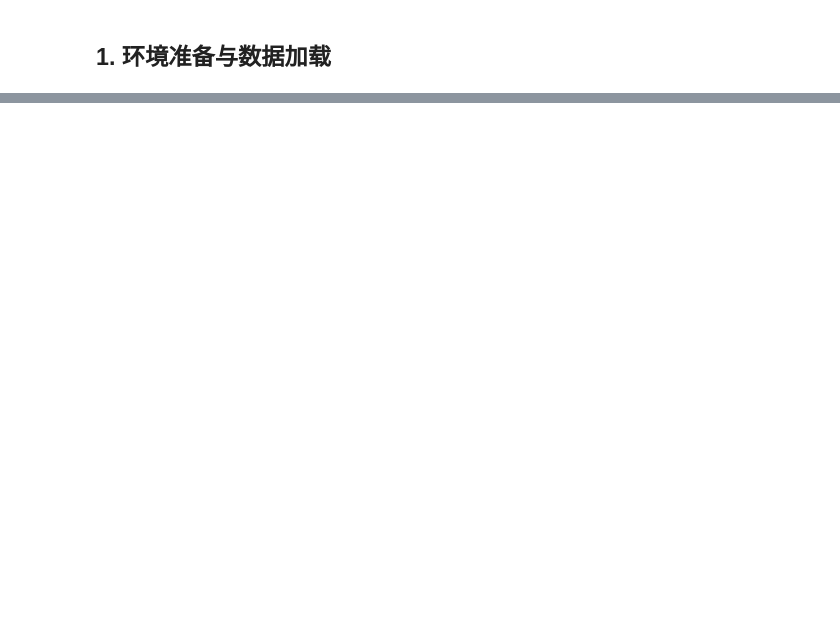
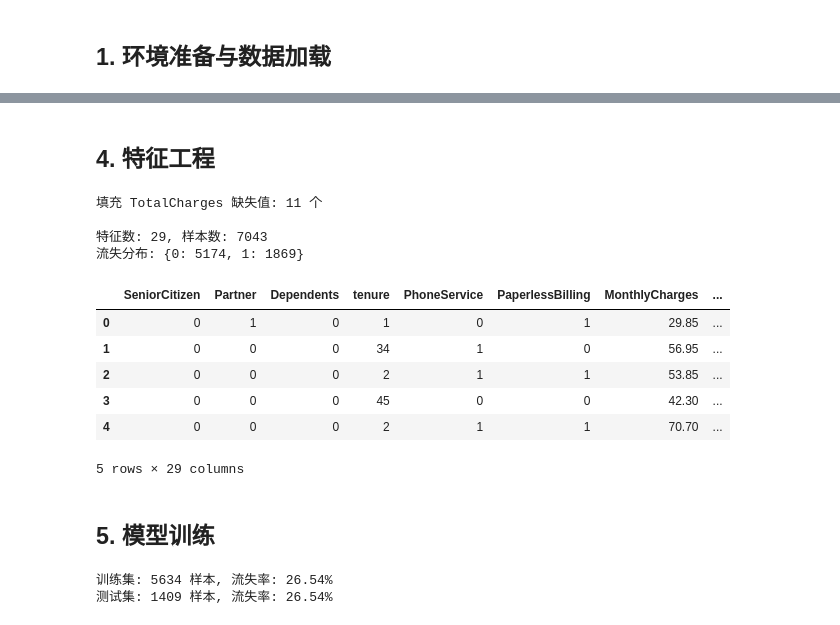
Before and after one commit to shychee/py_ai_tutorial, a Jupyter notebook: projects/stage3/p04-telecom/notebooks/analysis.ipynb, the cells around one changed output, grey strips where cells are left out. Drawn from its saved outputs; the diff is of its cells as text; code cells hidden in the pictures; blank space fills up the shorter version.

```diff
--- a/projects/stage3/p04-telecom/notebooks/analysis.ipynb
+++ b/projects/stage3/p04-telecom/notebooks/analysis.ipynb
@@ -697,0 +90,13 @@ plt.show()
+# %%
+# 数据清洗
+# TotalCharges 有空字符串，转为数值
+df['TotalCharges'] = pd.to_numeric(df['TotalCharges'], errors='coerce')
+print(f"TotalCharges 缺失值: {df['TotalCharges'].isna().sum()} 个")
+
+# Churn 转为 0/1
+df['Churn'] = (df['Churn'] == 'Yes').astype(int)
+
+churn_rate = df['Churn'].mean()
+print(f"\n流失率: {churn_rate:.2%}")
+print(f"未流失: {(df['Churn']==0).sum()} 人 ({(1-churn_rate)*100:.1f}%)")
+print(f"已流失: {(df['Churn']==1).sum()} 人 ({churn_rate*100:.1f}%)")
@@ -697,0 +157,59 @@ plt.show()
+# %% [markdown]
+## 4. 特征工程
+# %%
+BINARY_COLS = ['Partner', 'Dependents', 'PhoneService', 'PaperlessBilling']
+MULTI_COLS = [
+    'MultipleLines', 'InternetService', 'OnlineSecurity', 'OnlineBackup',
+    'DeviceProtection', 'TechSupport', 'StreamingTV', 'StreamingMovies',
+    'Contract', 'PaymentMethod',
+]
+DROP_COLS = ['customerID', 'gender']
+
+work = df.drop(columns=DROP_COLS + ['Churn'])
+
+# 填充 TotalCharges 缺失值
+mask = work['TotalCharges'].isna()
+work.loc[mask, 'TotalCharges'] = work.loc[mask, 'tenure'] * work.loc[mask, 'MonthlyCharges']
+print(f"填充 TotalCharges 缺失值: {mask.sum()} 个")
+
+# 二值列: Yes/No -> 1/0
+for col in BINARY_COLS:
+    work[col] = (work[col] == 'Yes').astype(int)
+
+# 多值类别列: One-Hot 编码
+X = pd.get_dummies(work, columns=MULTI_COLS, drop_first=True)
+y = df['Churn']
+
+print(f"\n特征数: {X.shape[1]}, 样本数: {X.shape[0]}")
+print(f"流失分布: {y.value_counts().to_dict()}")
+X.head()
+# %% [output]
+填充 TotalCharges 缺失值: 11 个
+
+特征数: 29, 样本数: 7043
+流失分布: {0: 5174, 1: 1869}
+|  | SeniorCitizen | Partner | Dependents | tenure | PhoneService | PaperlessBilling | MonthlyCharges | ... |
+| 0 | 0 | 1 | 0 | 1 | 0 | 1 | 29.85 | ... |
+| 1 | 0 | 0 | 0 | 34 | 1 | 0 | 56.95 | ... |
+| 2 | 0 | 0 | 0 | 2 | 1 | 1 | 53.85 | ... |
+| 3 | 0 | 0 | 0 | 45 | 0 | 0 | 42.30 | ... |
+| 4 | 0 | 0 | 0 | 2 | 1 | 1 | 70.70 | ... |
+5 rows × 29 columns
+# %% [markdown]
+## 5. 模型训练
+# %%
+# 数据分割
+X_train, X_test, y_train, y_test = train_test_split(
+    X, y, test_size=0.2, random_state=42, stratify=y
+)
+
+# 特征缩放
+scaler = StandardScaler()
+X_train_scaled = scaler.fit_transform(X_train)
+X_test_scaled = scaler.transform(X_test)
+
+print(f"训练集: {len(X_train)} 样本, 流失率: {y_train.mean():.2%}")
+print(f"测试集: {len(X_test)} 样本, 流失率: {y_test.mean():.2%}")
+# %% [output]
+训练集: 5634 样本, 流失率: 26.54%
+测试集: 1409 样本, 流失率: 26.54%
```
Also changed, not shown: parts of 54 cells of this notebook, 6 other files.
